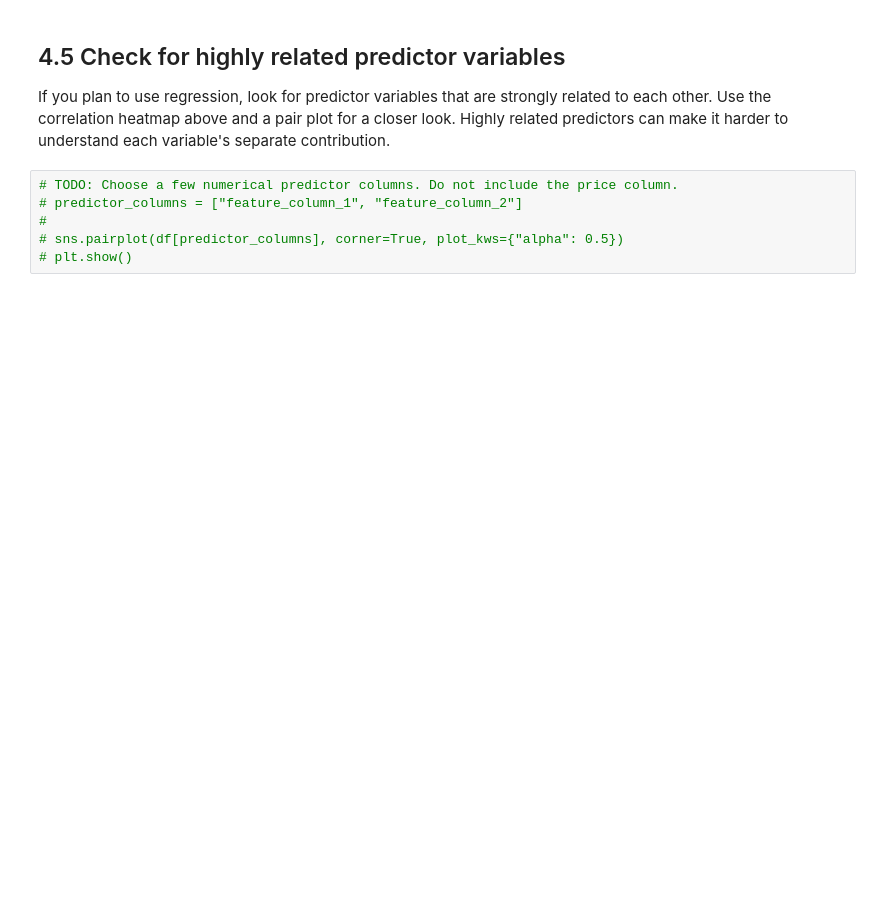
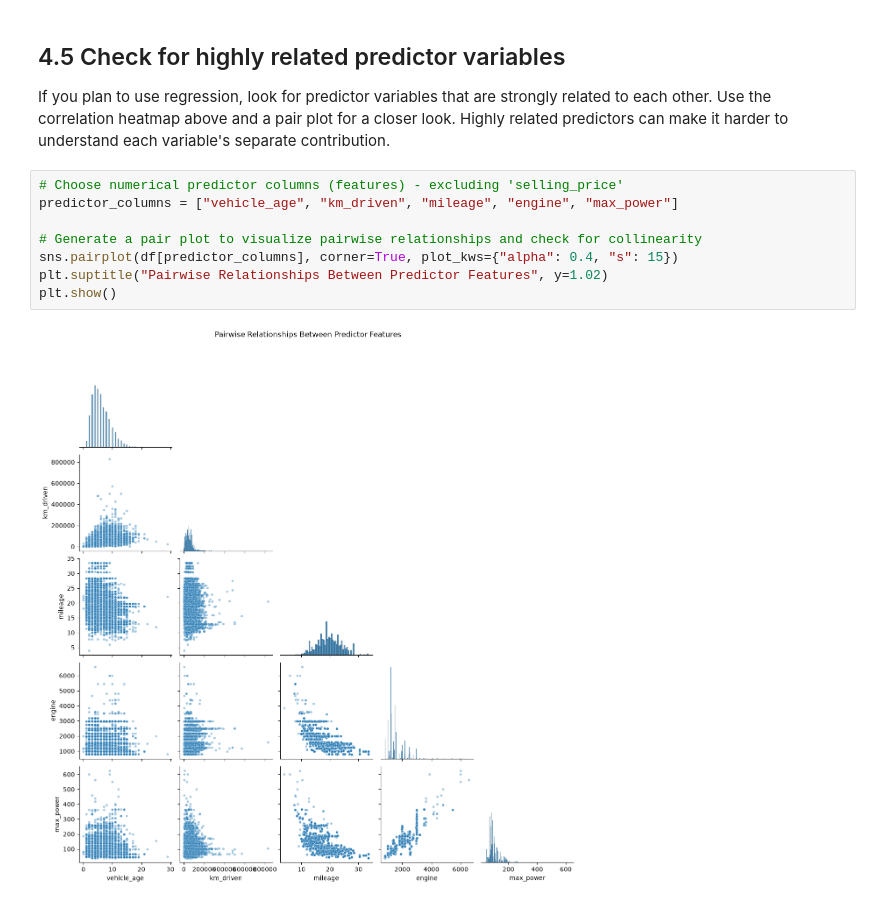
Before and after one commit to Data-six6/car_price_prediction, a Jupyter notebook: Car_Sale_Analysis/notebooks/04_correlation_and_association.ipynb, the cells around one changed output. Drawn from its saved outputs; the diff is of its cells as text; blank space fills up the shorter version.

```diff
--- a/Car_Sale_Analysis/notebooks/04_correlation_and_association.ipynb
+++ b/Car_Sale_Analysis/notebooks/04_correlation_and_association.ipynb
@@ -69,11 +134,15 @@ Choose two categorical columns, such as fuel type and transmission. Compare the
 
 If you plan to use regression, look for predictor variables that are strongly related to each other. Use the correlation heatmap above and a pair plot for a closer look. Highly related predictors can make it harder to understand each variable's separate contribution.
 # %%
-# TODO: Choose a few numerical predictor columns. Do not include the price column.
-# predictor_columns = ["feature_column_1", "feature_column_2"]
-#
-# sns.pairplot(df[predictor_columns], corner=True, plot_kws={"alpha": 0.5})
-# plt.show()
+# Choose numerical predictor columns (features) - excluding 'selling_price'
+predictor_columns = ["vehicle_age", "km_driven", "mileage", "engine", "max_power"]
+
+# Generate a pair plot to visualize pairwise relationships and check for collinearity
+sns.pairplot(df[predictor_columns], corner=True, plot_kws={"alpha": 0.4, "s": 15})
+plt.suptitle("Pairwise Relationships Between Predictor Features", y=1.02)
+plt.show()
+# %% [output]
+[figure, added]
 # %% [markdown]
 ## 4.6 Write down what you found
 
```
Also changed, not shown: parts of 6 cells of this notebook.
